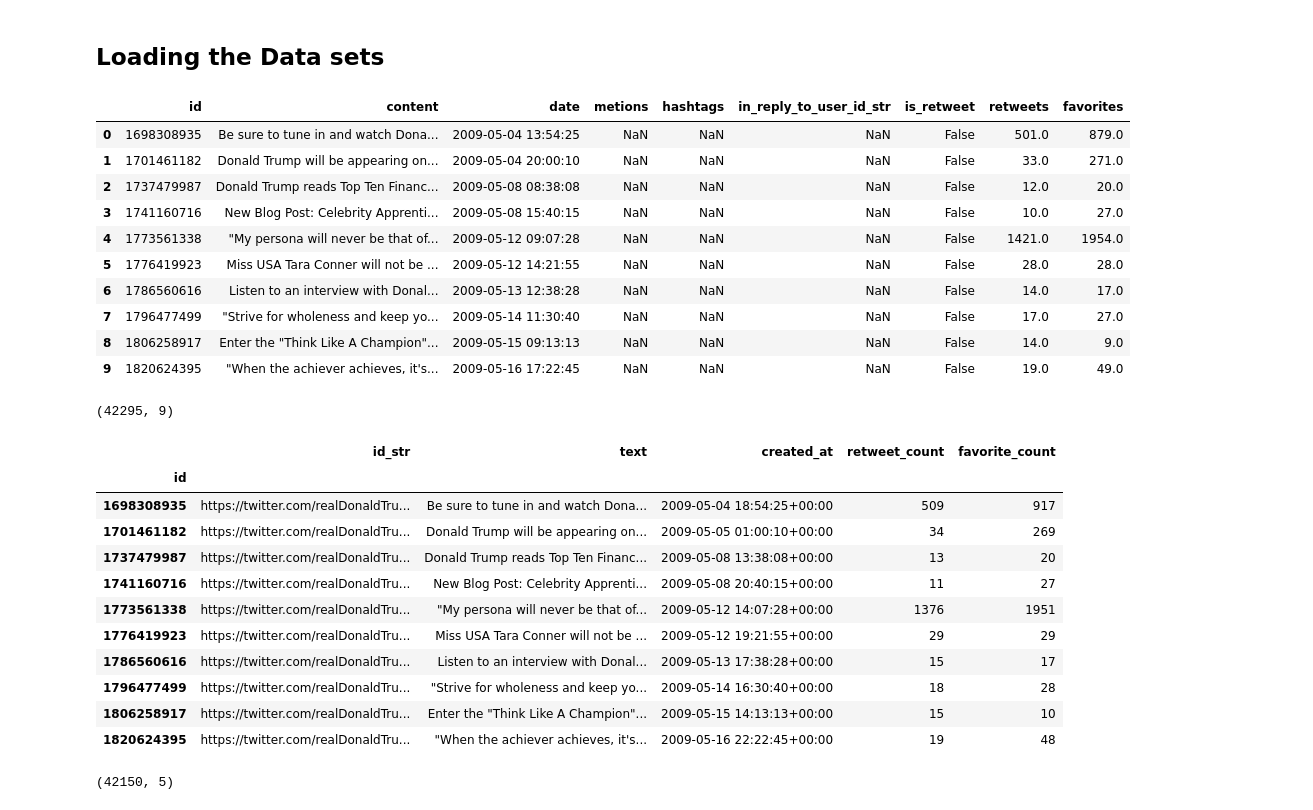
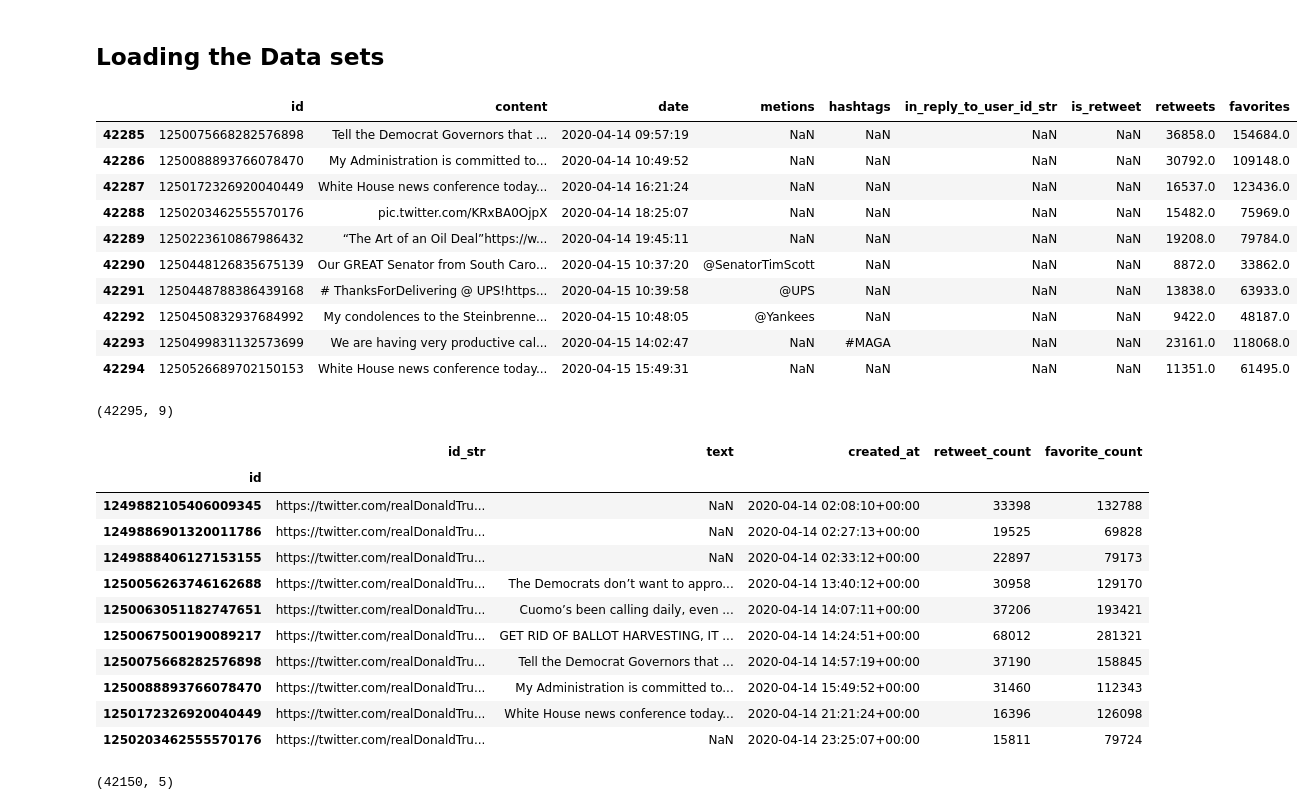
Before and after one commit to chrisspi/DataScienceTrumpTweets, a Jupyter notebook: dataQualityCheck.ipynb, the cells around one changed output. Cells and saved outputs as stored; diff of their text form; code cells hidden in the pictures.

Commit message:
added date comparison to quality check

```diff
--- a/dataQualityCheck.ipynb
+++ b/dataQualityCheck.ipynb
@@ -3,23 +3,23 @@
 # %%
 import pandas as pd
 
 mergedData = pd.read_csv("data/merged.csv")
 
 mergedData['id'] = mergedData['id'].apply(str)
 
-mergedData.head(10)
+mergedData.tail(10)
 # %% [output]
 |  | id | content | date | metions | hashtags | in_reply_to_user_id_str | is_retweet | retweets | favorites |
-| 0 | 1698308935 | Be sure to tune in and watch Dona... | 2009-05-04 13:54:25 | NaN | NaN | NaN | False | 501.0 | 879.0 |
-| 1 | 1701461182 | Donald Trump will be appearing on... | 2009-05-04 20:00:10 | NaN | NaN | NaN | False | 33.0 | 271.0 |
-| 2 | 1737479987 | Donald Trump reads Top Ten Financ... | 2009-05-08 08:38:08 | NaN | NaN | NaN | False | 12.0 | 20.0 |
-| 3 | 1741160716 | New Blog Post: Celebrity Apprenti... | 2009-05-08 15:40:15 | NaN | NaN | NaN | False | 10.0 | 27.0 |
-| 4 | 1773561338 | "My persona will never be that of... | 2009-05-12 09:07:28 | NaN | NaN | NaN | False | 1421.0 | 1954.0 |
-| 5 | 1776419923 | Miss USA Tara Conner will not be ... | 2009-05-12 14:21:55 | NaN | NaN | NaN | False | 28.0 | 28.0 |
-| 6 | 1786560616 | Listen to an interview with Donal... | 2009-05-13 12:38:28 | NaN | NaN | NaN | False | 14.0 | 17.0 |
-| 7 | 1796477499 | "Strive for wholeness and keep yo... | 2009-05-14 11:30:40 | NaN | NaN | NaN | False | 17.0 | 27.0 |
-| 8 | 1806258917 | Enter the "Think Like A Champion"... | 2009-05-15 09:13:13 | NaN | NaN | NaN | False | 14.0 | 9.0 |
-| 9 | 1820624395 | "When the achiever achieves, it's... | 2009-05-16 17:22:45 | NaN | NaN | NaN | False | 19.0 | 49.0 |
+| 42285 | 1250075668282576898 | Tell the Democrat Governors that ... | 2020-04-14 09:57:19 | NaN | NaN | NaN | NaN | 36858.0 | 154684.0 |
+| 42286 | 1250088893766078470 | My Administration is committed to... | 2020-04-14 10:49:52 | NaN | NaN | NaN | NaN | 30792.0 | 109148.0 |
+| 42287 | 1250172326920040449 | White House news conference today... | 2020-04-14 16:21:24 | NaN | NaN | NaN | NaN | 16537.0 | 123436.0 |
+| 42288 | 1250203462555570176 | pic.twitter.com/KRxBA0OjpX | 2020-04-14 18:25:07 | NaN | NaN | NaN | NaN | 15482.0 | 75969.0 |
+| 42289 | 1250223610867986432 | “The Art of an Oil Deal”https://w... | 2020-04-14 19:45:11 | NaN | NaN | NaN | NaN | 19208.0 | 79784.0 |
+| 42290 | 1250448126835675139 | Our GREAT Senator from South Caro... | 2020-04-15 10:37:20 | @SenatorTimScott | NaN | NaN | NaN | 8872.0 | 33862.0 |
+| 42291 | 1250448788386439168 | # ThanksForDelivering @ UPS!https... | 2020-04-15 10:39:58 | @UPS | NaN | NaN | NaN | 13838.0 | 63933.0 |
+| 42292 | 1250450832937684992 | My condolences to the Steinbrenne... | 2020-04-15 10:48:05 | @Yankees | NaN | NaN | NaN | 9422.0 | 48187.0 |
+| 42293 | 1250499831132573699 | We are having very productive cal... | 2020-04-15 14:02:47 | NaN | #MAGA | NaN | NaN | 23161.0 | 118068.0 |
+| 42294 | 1250526689702150153 | White House news conference today... | 2020-04-15 15:49:31 | NaN | NaN | NaN | NaN | 11351.0 | 61495.0 |
 # %%
 mergedData.shape
 # %% [output]
@@ -31,20 +31,20 @@ qualityCheckData = pd.read_csv("data/qualityCheckData_2020-06-13.csv")
 qualityCheckData['id'] = qualityCheckData['id'].apply(str)
 qualityCheckData = qualityCheckData.set_index('id')
 
-qualityCheckData.head(10)
+qualityCheckData.tail(10)
 # %% [output]
 |  | id_str | text | created_at | retweet_count | favorite_count |
 | id |  |  |  |  |  |
-| 1698308935 | https://twitter.com/realDonaldTru... | Be sure to tune in and watch Dona... | 2009-05-04 18:54:25+00:00 | 509 | 917 |
-| 1701461182 | https://twitter.com/realDonaldTru... | Donald Trump will be appearing on... | 2009-05-05 01:00:10+00:00 | 34 | 269 |
-| 1737479987 | https://twitter.com/realDonaldTru... | Donald Trump reads Top Ten Financ... | 2009-05-08 13:38:08+00:00 | 13 | 20 |
-| 1741160716 | https://twitter.com/realDonaldTru... | New Blog Post: Celebrity Apprenti... | 2009-05-08 20:40:15+00:00 | 11 | 27 |
-| 1773561338 | https://twitter.com/realDonaldTru... | "My persona will never be that of... | 2009-05-12 14:07:28+00:00 | 1376 | 1951 |
-| 1776419923 | https://twitter.com/realDonaldTru... | Miss USA Tara Conner will not be ... | 2009-05-12 19:21:55+00:00 | 29 | 29 |
-| 1786560616 | https://twitter.com/realDonaldTru... | Listen to an interview with Donal... | 2009-05-13 17:38:28+00:00 | 15 | 17 |
-| 1796477499 | https://twitter.com/realDonaldTru... | "Strive for wholeness and keep yo... | 2009-05-14 16:30:40+00:00 | 18 | 28 |
-| 1806258917 | https://twitter.com/realDonaldTru... | Enter the "Think Like A Champion"... | 2009-05-15 14:13:13+00:00 | 15 | 10 |
-| 1820624395 | https://twitter.com/realDonaldTru... | "When the achiever achieves, it's... | 2009-05-16 22:22:45+00:00 | 19 | 48 |
+| 1249882105406009345 | https://twitter.com/realDonaldTru... | NaN | 2020-04-14 02:08:10+00:00 | 33398 | 132788 |
+| 1249886901320011786 | https://twitter.com/realDonaldTru... | NaN | 2020-04-14 02:27:13+00:00 | 19525 | 69828 |
+| 1249888406127153155 | https://twitter.com/realDonaldTru... | NaN | 2020-04-14 02:33:12+00:00 | 22897 | 79173 |
+| 1250056263746162688 | https://twitter.com/realDonaldTru... | The Democrats don’t want to appro... | 2020-04-14 13:40:12+00:00 | 30958 | 129170 |
+| 1250063051182747651 | https://twitter.com/realDonaldTru... | Cuomo’s been calling daily, even ... | 2020-04-14 14:07:11+00:00 | 37206 | 193421 |
+| 1250067500190089217 | https://twitter.com/realDonaldTru... | GET RID OF BALLOT HARVESTING, IT ... | 2020-04-14 14:24:51+00:00 | 68012 | 281321 |
+| 1250075668282576898 | https://twitter.com/realDonaldTru... | Tell the Democrat Governors that ... | 2020-04-14 14:57:19+00:00 | 37190 | 158845 |
+| 1250088893766078470 | https://twitter.com/realDonaldTru... | My Administration is committed to... | 2020-04-14 15:49:52+00:00 | 31460 | 112343 |
+| 1250172326920040449 | https://twitter.com/realDonaldTru... | White House news conference today... | 2020-04-14 21:21:24+00:00 | 16396 | 126098 |
+| 1250203462555570176 | https://twitter.com/realDonaldTru... | NaN | 2020-04-14 23:25:07+00:00 | 15811 | 79724 |
 # %%
 qualityCheckData.shape
 # %% [output]
```
Also changed, not shown: parts of 3 cells of this notebook.
